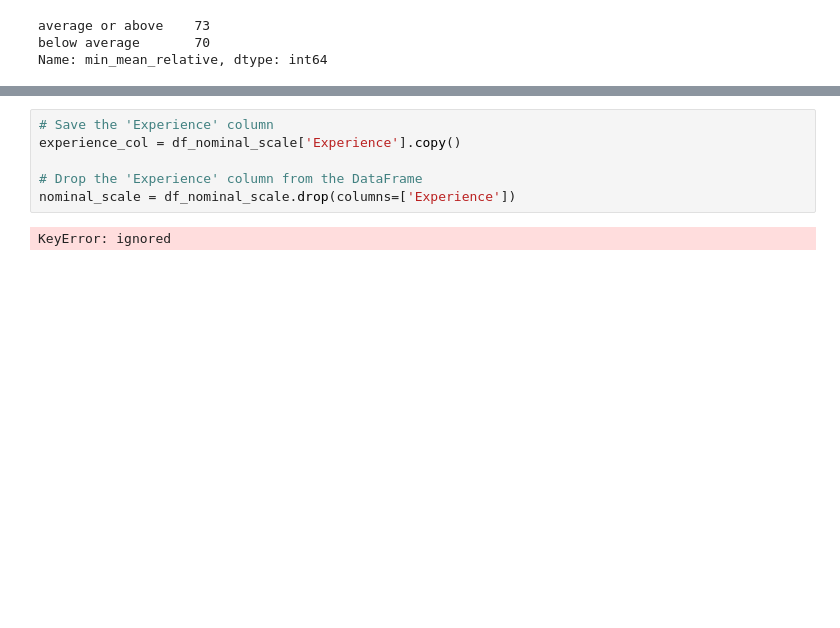
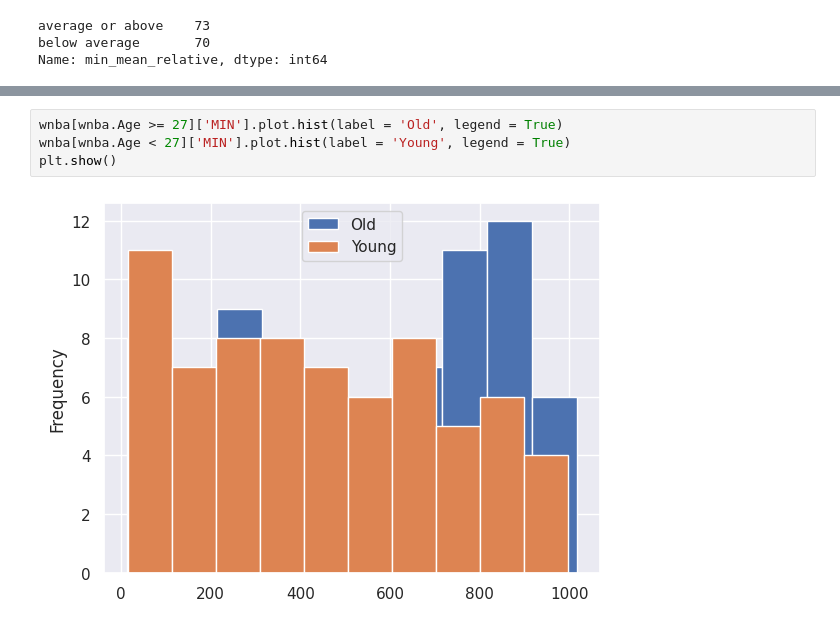
Before and after one commit to MathewLipman/Work-Samples, a Jupyter notebook: Statistics.ipynb, the cells around one changed output, grey strips where cells are left out. Saved outputs shown, nothing was run; the diff lists cells and outputs as text; blank space fills up the shorter version.

```diff
--- a/Statistics.ipynb
+++ b/Statistics.ipynb
@@ -1355,8 +1381,6 @@ print(wnba['PTS_ordinal_scale'].value_counts())
-# %%
-# Save the 'Experience' column
-experience_col = df_nominal_scale['Experience'].copy()
-
-# Drop the 'Experience' column from the DataFrame
-nominal_scale = df_nominal_scale.drop(columns=['Experience'])
-# %% [output]
-KeyError: ignored
+# %%
+wnba[wnba.Age >= 27]['MIN'].plot.hist(label = 'Old', legend = True)
+wnba[wnba.Age < 27]['MIN'].plot.hist(label = 'Young', legend = True)
+plt.show()
+# %% [output]
+[figure, added]
```
Also changed, not shown: parts of 26 cells of this notebook.
